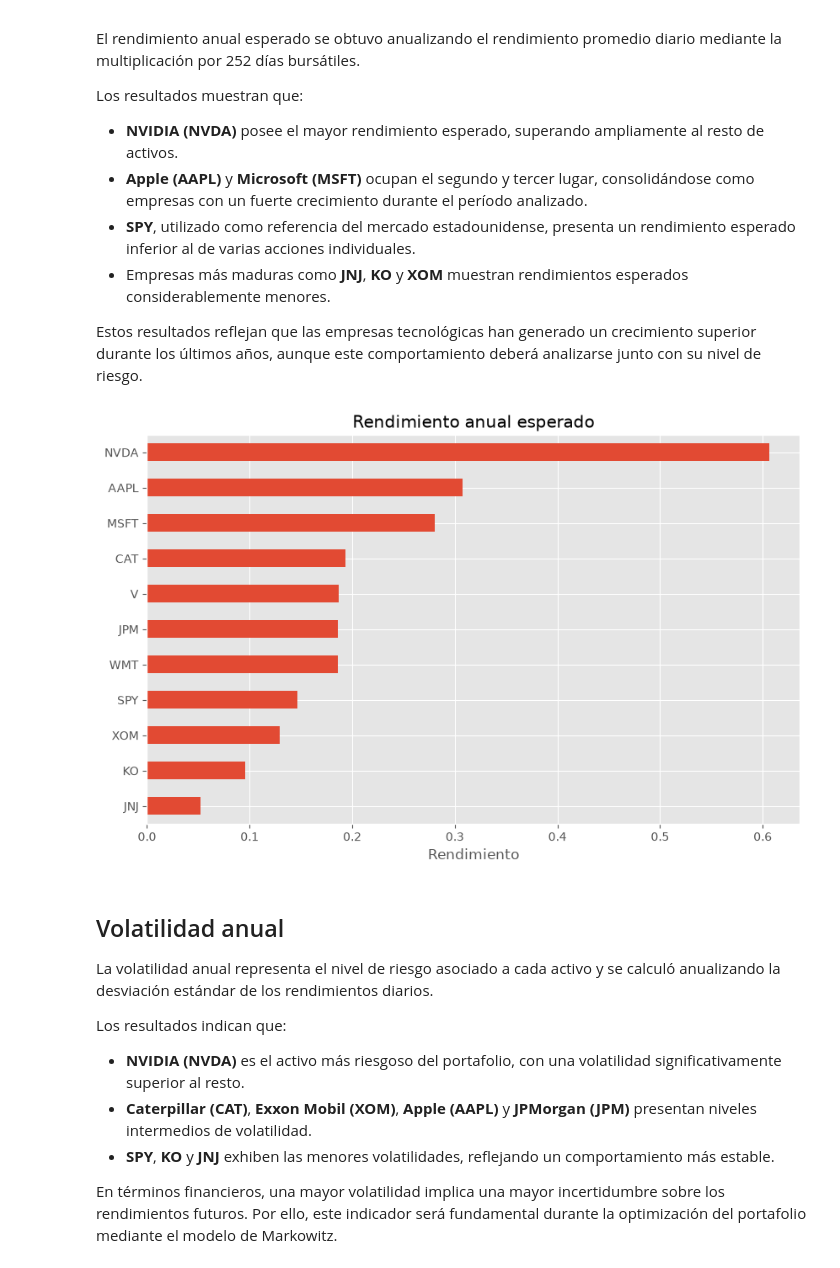
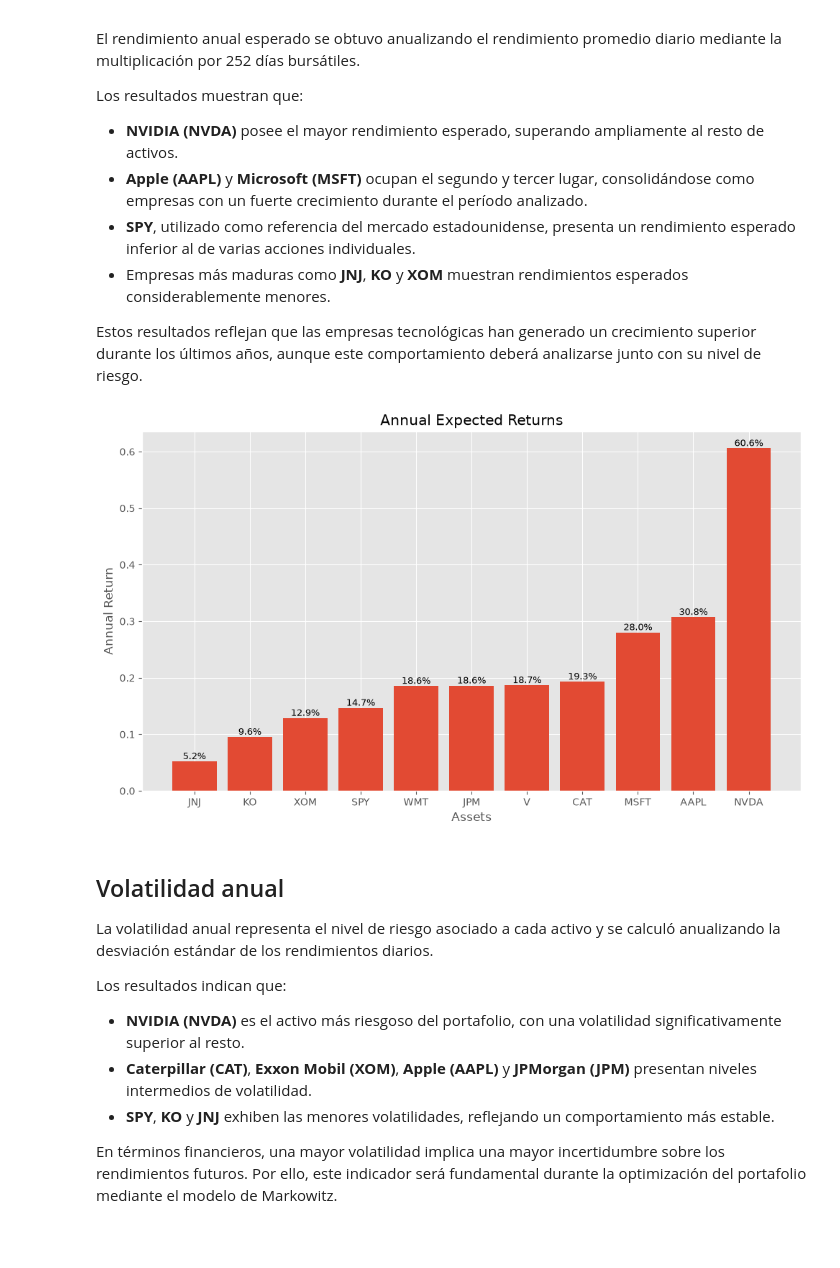
Before and after one commit to lruizs0/portfolio-optimization-markowitz, a Jupyter notebook: notebooks/02_exploratory_data_analysis.ipynb, the cells around one changed output. Drawn from its saved outputs; the diff is of its cells as text; code cells hidden in the pictures; blank space fills up the shorter version.

```diff
--- a/notebooks/02_exploratory_data_analysis.ipynb
+++ b/notebooks/02_exploratory_data_analysis.ipynb
@@ -4,6 +13,14 @@ import numpy as np
 import matplotlib.pyplot as plt
 
 plt.style.use("ggplot")
+# %%
+from pathlib import Path
+
+# Ruta donde se guardarán las figuras
+FIGURES_DIR = Path("../reports/figures")
+
+# Crear la carpeta si no existe
+FIGURES_DIR.mkdir(parents=True, exist_ok=True)
 # %%
 returns = pd.read_csv(
     "../data/processed/daily_returns.csv",
@@ -85,18 +102,46 @@ Los resultados muestran que:
 - Empresas más maduras como **JNJ**, **KO** y **XOM** muestran rendimientos esperados considerablemente menores.
 
 Estos resultados reflejan que las empresas tecnológicas han generado un crecimiento superior durante los últimos años, aunque este comportamiento deberá analizarse junto con su nivel de riesgo.
-# %%
-annual_returns = returns.mean() * 252
-annual_returns.sort_values().plot(
-    kind="barh",
-    figsize=(10,6)
-)
-
-plt.title("Rendimiento anual esperado")
-plt.xlabel("Rendimiento")
-plt.show()
-# %% [output]
-[figure, removed]
+# %%
+# ======================================
+# Rendimientos anualizados
+# ======================================
+
+annual_returns = returns.mean() * 252
+
+fig, ax = plt.subplots(figsize=(10,6))
+
+bars = ax.bar(
+    annual_returns.sort_values().index,
+    annual_returns.sort_values().values
+)
+
+ax.set_title("Annual Expected Returns")
+ax.set_xlabel("Assets")
+ax.set_ylabel("Annual Return")
+
+for bar in bars:
+    height = bar.get_height()
+    ax.text(
+        bar.get_x() + bar.get_width()/2,
+        height,
+        f"{height:.1%}",
+        ha="center",
+        va="bottom",
+        fontsize=9
+    )
+
+plt.tight_layout()
+
+plt.savefig(
+    FIGURES_DIR / "annual_returns.png",
+    dpi=300,
+    bbox_inches="tight"
+)
+
+plt.show()
+# %% [output]
+[figure, added]
 # %% [markdown]
 ## Volatilidad anual
 
```
Also changed, not shown: parts of 1 cell of this notebook, 13 other files.
